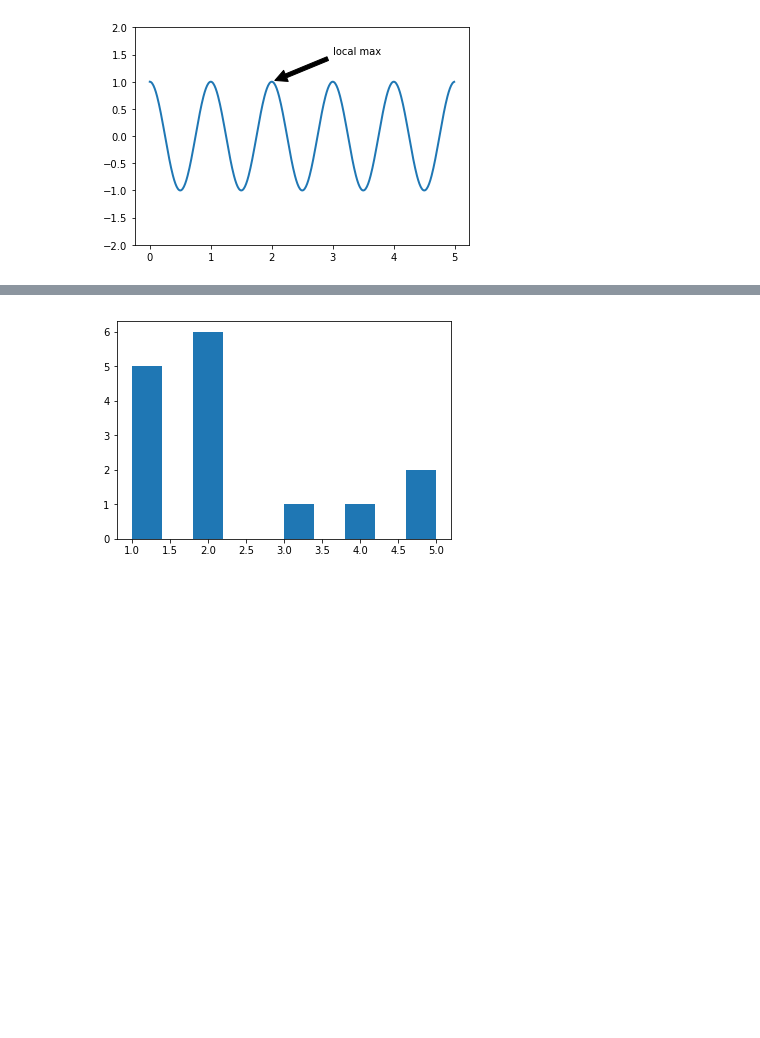
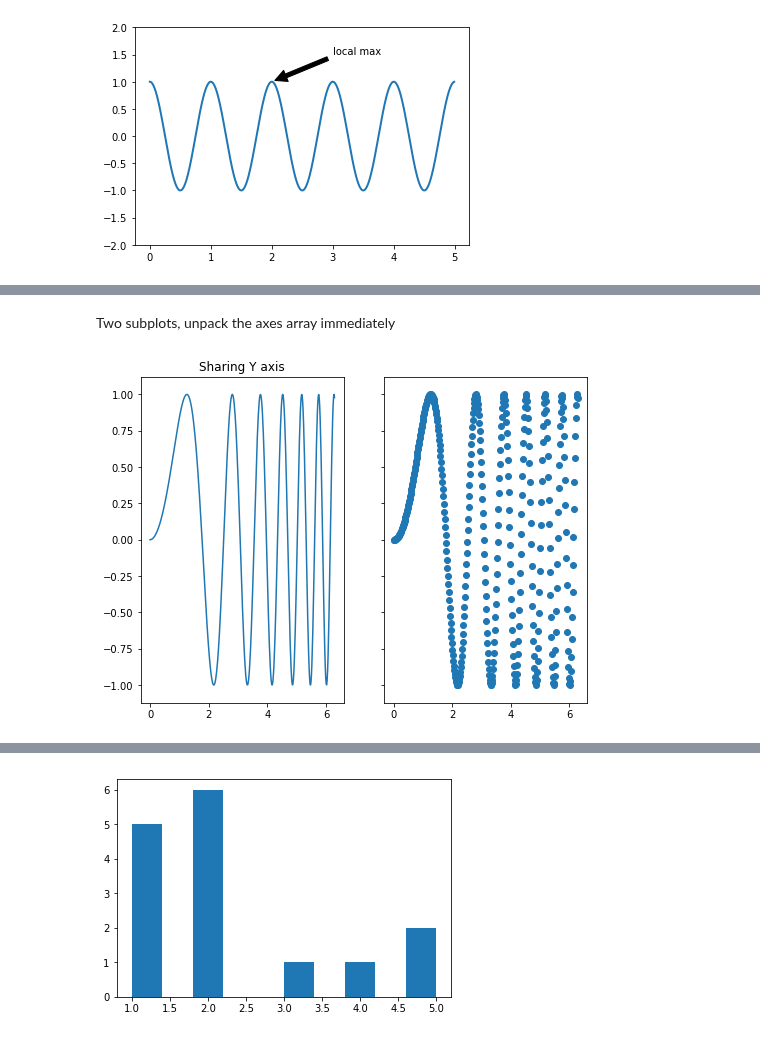
Before and after one commit to rsouza/FGV_Intro_DS, a Jupyter notebook: notebooks/3-Intro_Viz_Tools.ipynb, the cells around one changed output, grey strips where cells are left out. Cells and saved outputs as stored; diff of their text form; code cells hidden in the pictures; blank space fills up the shorter version.

```diff
--- a/notebooks/3-Intro_Viz_Tools.ipynb
+++ b/notebooks/3-Intro_Viz_Tools.ipynb
@@ -91,0 +124,10 @@ plt.show()
+# %% [markdown]
+Two subplots, unpack the axes array immediately
+# %%
+f, (ax1, ax2) = plt.subplots(1, 2, sharey=True, figsize=(8,6))
+ax1.plot(x, y)
+ax1.set_title('Sharing Y axis')
+ax2.scatter(x, y)
+plt.show()
+# %% [output]
+[figure, added]
```
Also changed, not shown: parts of 95 cells of this notebook.
